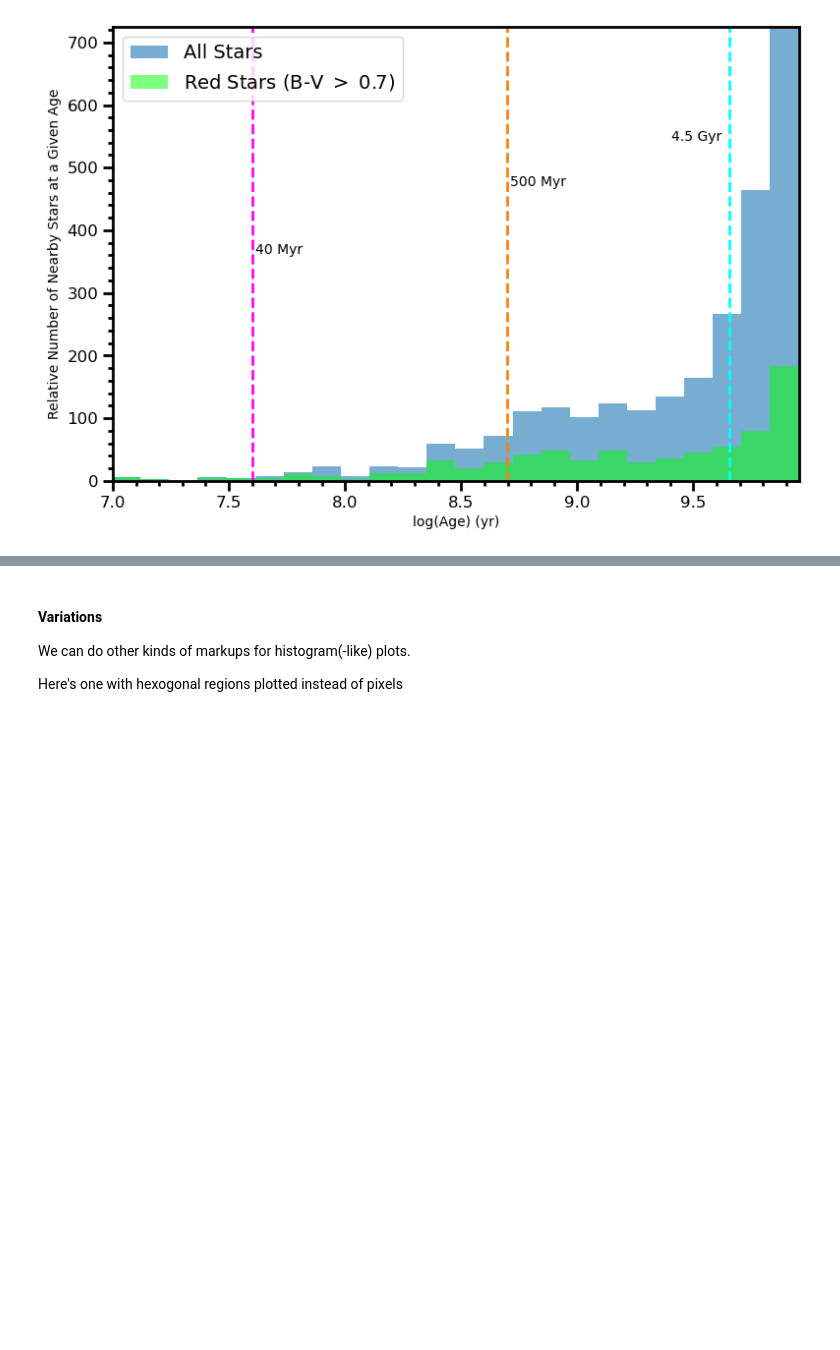
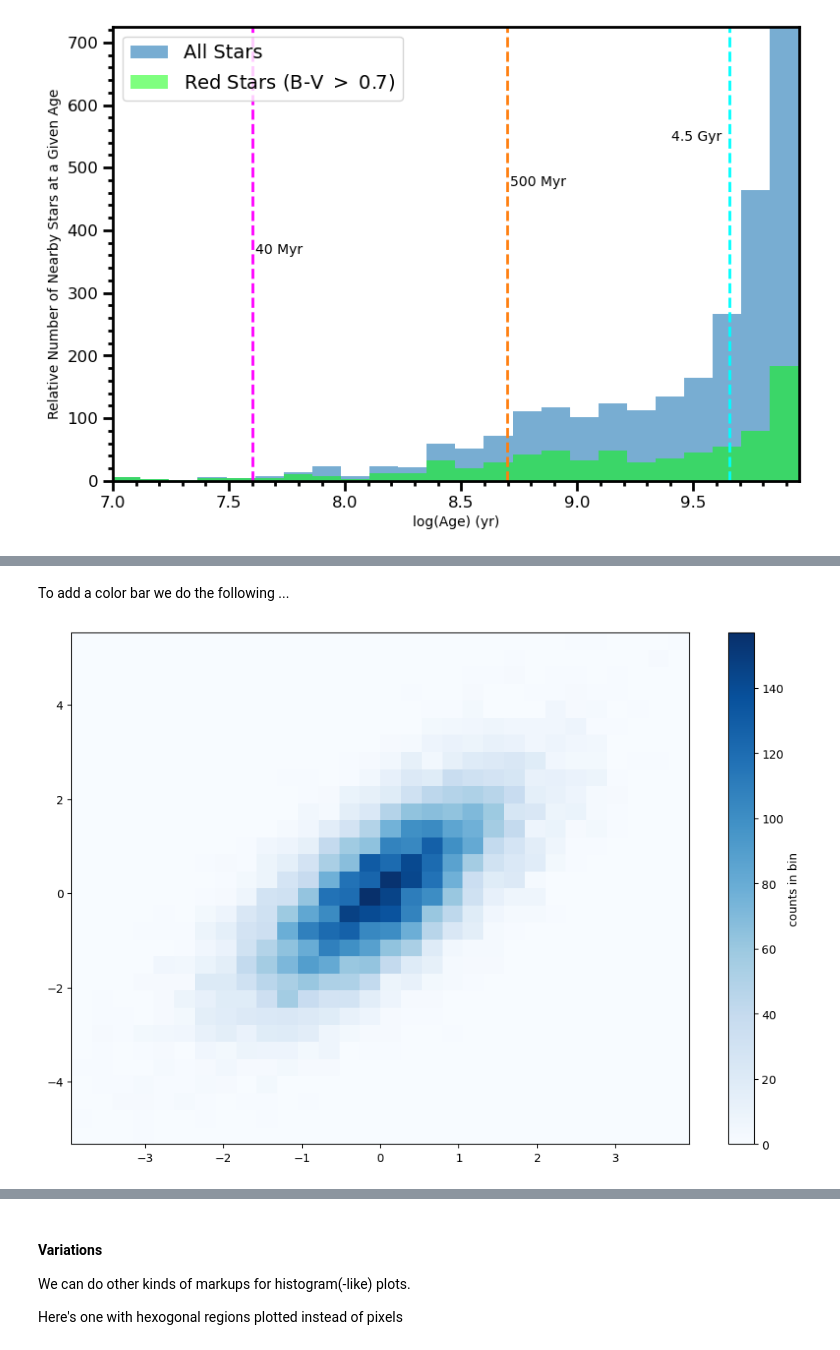
Before and after one commit to thaynecurrie/phys7903_fall2024, a Jupyter notebook: ScientificPythonNotes/Matplotlib/Python_matplotlib_part3.ipynb, the cells around one changed output, grey strips where cells are left out. Cells and saved outputs as stored; diff of their text form; code cells hidden in the pictures; blank space fills up the shorter version.

```diff
--- a/ScientificPythonNotes/Matplotlib/Python_matplotlib_part3.ipynb
+++ b/ScientificPythonNotes/Matplotlib/Python_matplotlib_part3.ipynb
@@ -331,0 +340,12 @@ plt.hist2d(x, y, bins=30, cmap='Blues');   #note: the '#' disables the output pr
+# %% [markdown]
+To add a color bar we do the following ...
+# %%
+mean = [0, 0]
+cov = [[1, 1], [1, 2]]
+x, y = np.random.multivariate_normal(mean, cov, 10000).T
+#
+plt.hist2d(x, y, bins=30, cmap='Blues'); #note: the ';' disables the output printing of values
+cb = plt.colorbar()
+cb.set_label('counts in bin')
+# %% [output]
+[figure, added]
```
Also changed, not shown: parts of 9 cells of this notebook.
